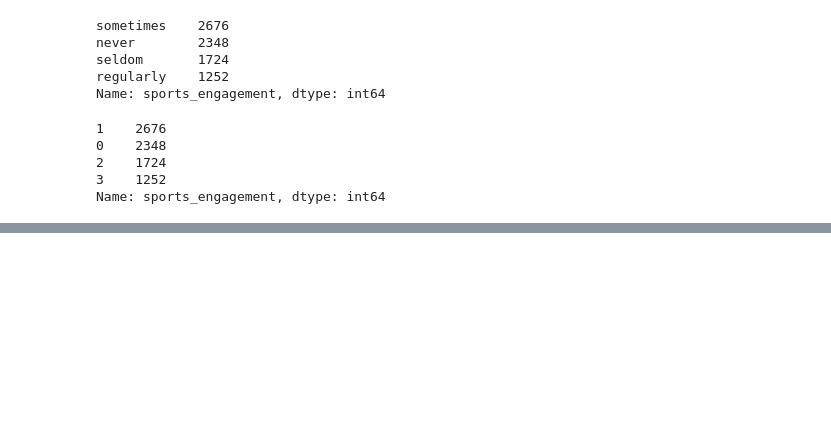
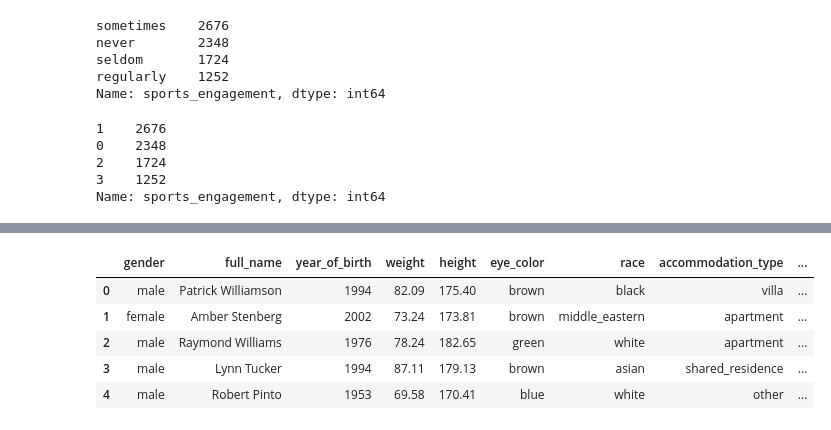
Before and after one commit to duhajarrar/hello-world, a Jupyter notebook: covithon.ipynb, the cells around one changed output, grey strips where cells are left out. Saved outputs shown, nothing was run; the diff lists cells and outputs as text; code cells hidden in the pictures; blank space fills up the shorter version.

```diff
--- a/covithon.ipynb
+++ b/covithon.ipynb
@@ -249,0 +526,14 @@ tr.groupby('infected').mean()
+# %%
+tt['owns_a_pet'] = tt['owns_a_pet'].map({'yes': 1, 'no': 0})
+tt['has_health_insurance'] = tt['has_health_insurance'].map({'yes': 1, 'no': 0})
+tt['has_cancer'] = tt['has_cancer'].map({'yes': 1, 'no': 0})
+tt['smokes'] = tt['smokes'].map({'yes': 1, 'no': 0})
+tt['has_alzheimers'] = tt['has_alzheimers'].map({'yes': 1, 'no': 0})
+tt.head()
+# %% [output]
+|  | gender | full_name | year_of_birth | weight | height | eye_color | race | accommodation_type | ... |
+| 0 | male | Patrick Williamson | 1994 | 82.09 | 175.40 | brown | black | villa | ... |
+| 1 | female | Amber Stenberg | 2002 | 73.24 | 173.81 | brown | middle_eastern | apartment | ... |
+| 2 | male | Raymond Williams | 1976 | 78.24 | 182.65 | green | white | apartment | ... |
+| 3 | male | Lynn Tucker | 1994 | 87.11 | 179.13 | brown | asian | shared_residence | ... |
+| 4 | male | Robert Pinto | 1953 | 69.58 | 170.41 | blue | white | other | ... |
```
Also changed, not shown: parts of 77 cells of this notebook.
